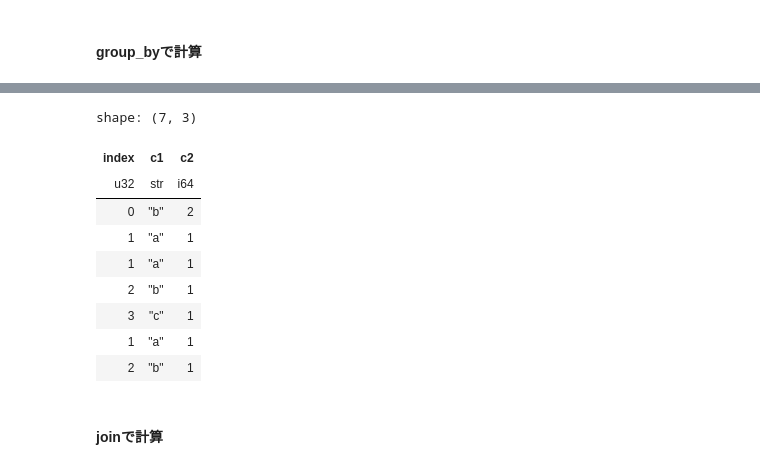
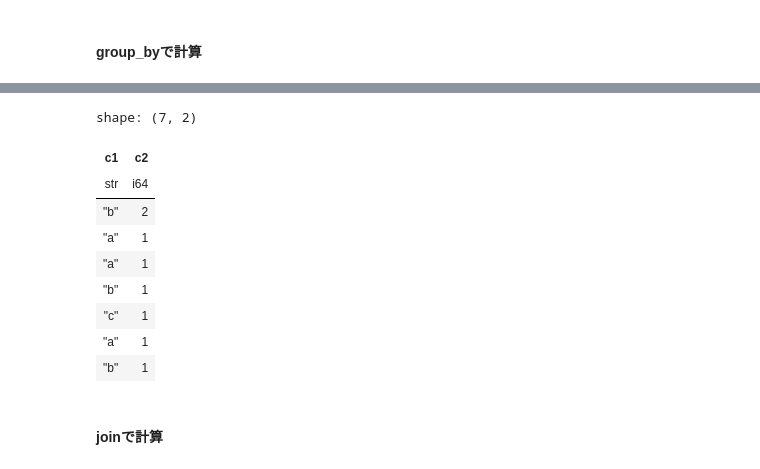
Before and after one commit to ruoyu0088/polars_guide, a Jupyter notebook: polars_guide/030_polars_group.ipynb, the cells around one changed output, grey strips where cells are left out. Drawn from its saved outputs; the diff is of its cells as text; code cells hidden in the pictures.

```diff
--- a/polars_guide/030_polars_group.ipynb
+++ b/polars_guide/030_polars_group.ipynb
@@ -484,28 +449,23 @@ df = pl.DataFrame(
 # %%
 (
-    df
+    df.with_row_index("row_index")
     .group_by("c1", "c2", maintain_order=True)
-    .agg(
-        pl.col("c1")
-        .agg_groups()
-        .alias("row_index")
-    )
-    .with_row_index()
+    .agg(pl.col("row_index"))
     .explode("row_index")
-    .sort(by="row_index")
-    .drop('row_index')
+    .sort("row_index")
+    .drop("row_index")
 )
 # %% [output]
-shape: (7, 3)
+shape: (7, 2)
-| index | c1 | c2 |
-| u32 | str | i64 |
-| 0 | "b" | 2 |
-| 1 | "a" | 1 |
-| 1 | "a" | 1 |
-| 2 | "b" | 1 |
-| 3 | "c" | 1 |
-| 1 | "a" | 1 |
-| 2 | "b" | 1 |
+| c1 | c2 |
+| str | i64 |
+| "b" | 2 |
+| "a" | 1 |
+| "a" | 1 |
+| "b" | 1 |
+| "c" | 1 |
+| "a" | 1 |
+| "b" | 1 |
 # %% [markdown]
 #### joinで計算
 # %% [markdown]
```
Also changed, not shown: parts of 32 cells of this notebook, 33 other files.
